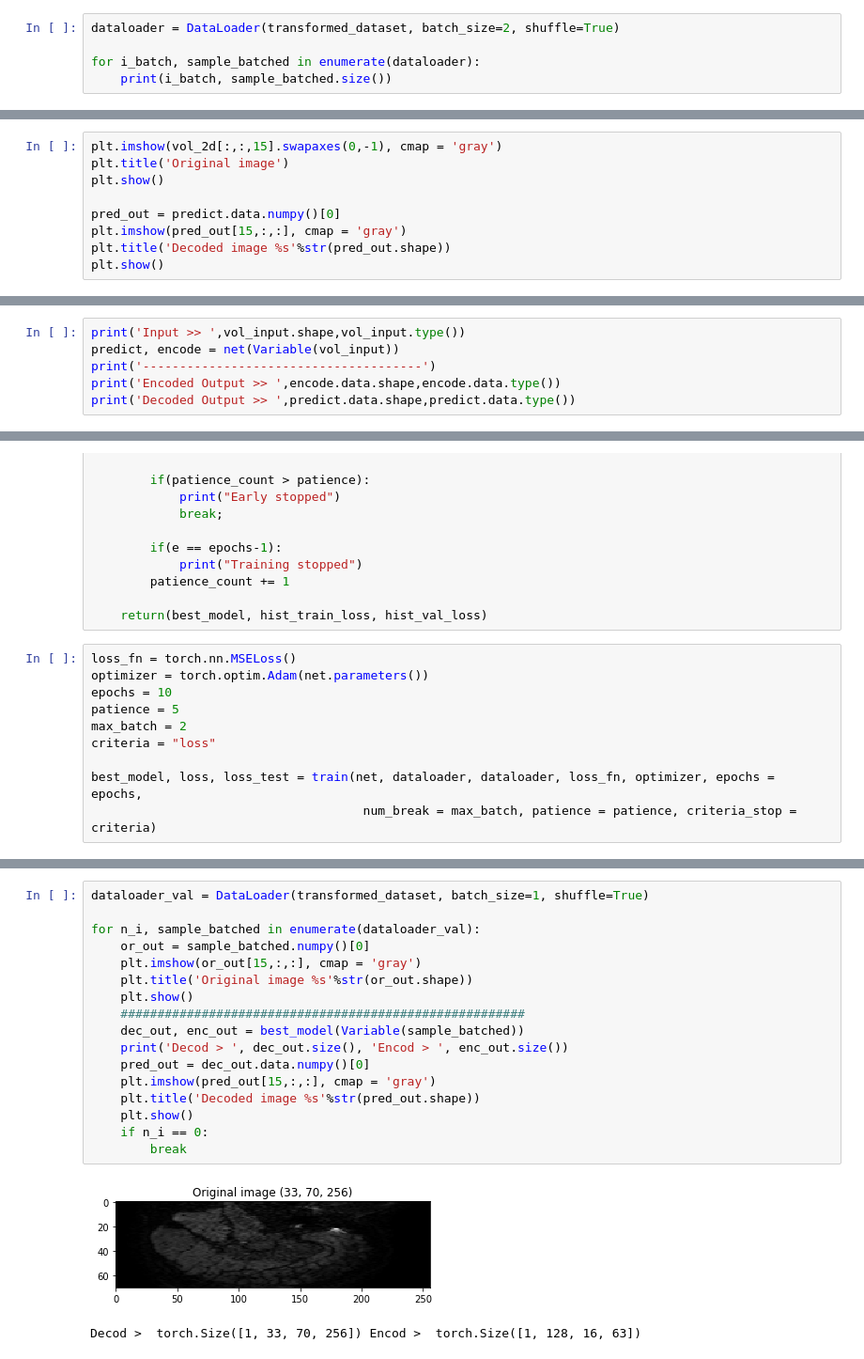
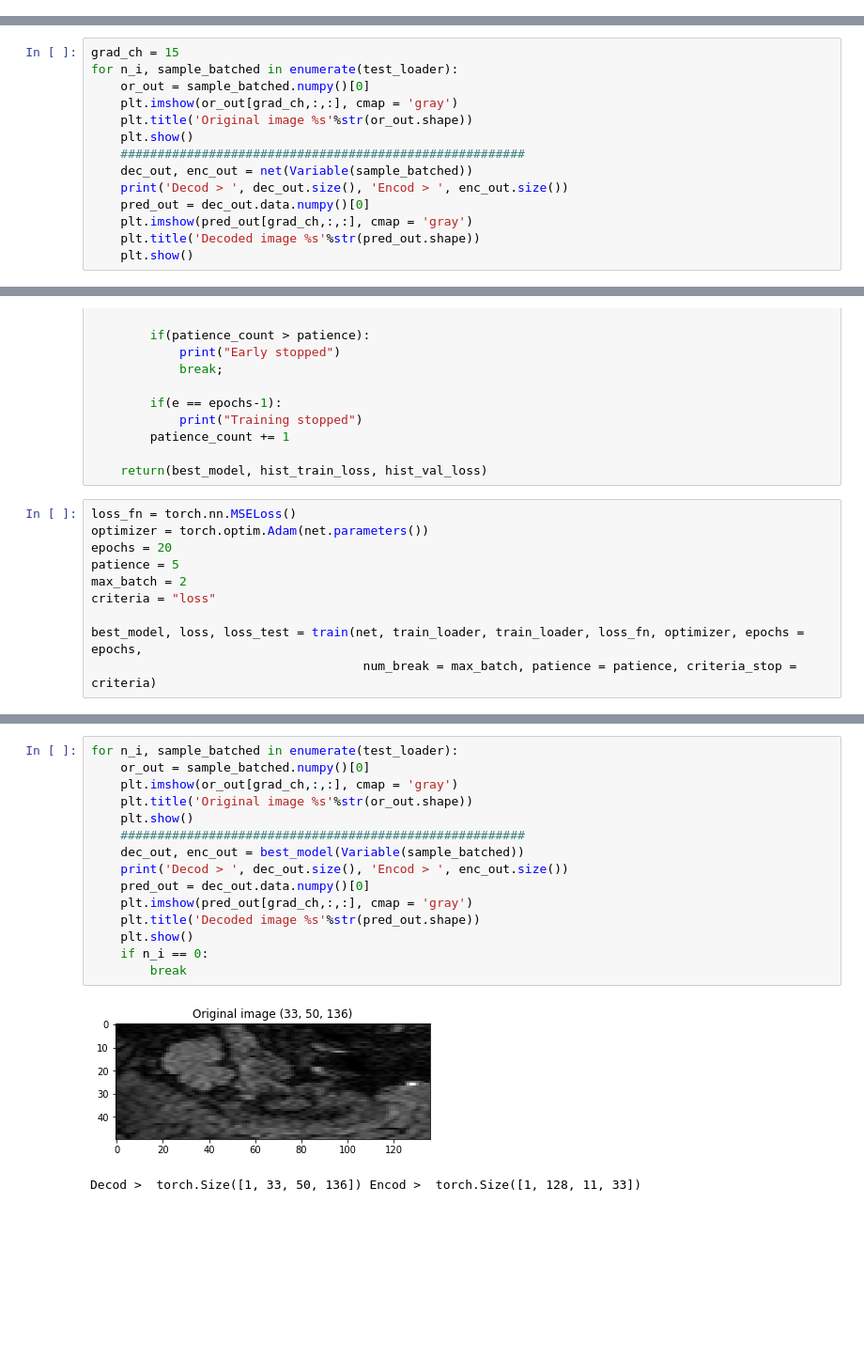
Before and after one commit to wilomaku/Deep_Characterization, a Jupyter notebook: Autoencoder.ipynb, the cells around one changed output, grey strips where cells are left out. Shown: that part at 94% size. Saved outputs shown, nothing was run; the diff lists cells and outputs as text; blank space fills up the shorter version.

```diff
--- a/Autoencoder.ipynb
+++ b/Autoencoder.ipynb
@@ -133,5 +108,0 @@ Cin = transformed_dataset[i].numpy().shape[0]
-# %%
-dataloader = DataLoader(transformed_dataset, batch_size=2, shuffle=True)
-
-for i_batch, sample_batched in enumerate(dataloader):
-    print(i_batch, sample_batched.size())
@@ -186,12 +211,17 @@ autoencoder (
   (mupool1): MaxUnpool2d (size=(2, 2), stride=(1, 1), padding=(0, 0))
 )
 # %%
-plt.imshow(vol_2d[:,:,15].swapaxes(0,-1), cmap = 'gray')
-plt.title('Original image')
-plt.show()
-
-pred_out = predict.data.numpy()[0]
-plt.imshow(pred_out[15,:,:], cmap = 'gray')
-plt.title('Decoded image %s'%str(pred_out.shape))
-plt.show()
+grad_ch = 15
+for n_i, sample_batched in enumerate(test_loader):
+    or_out = sample_batched.numpy()[0]
+    plt.imshow(or_out[grad_ch,:,:], cmap = 'gray')
+    plt.title('Original image %s'%str(or_out.shape))
+    plt.show()
+    #######################################################
+    dec_out, enc_out = net(Variable(sample_batched))
+    print('Decod > ', dec_out.size(), 'Encod > ', enc_out.size())
+    pred_out = dec_out.data.numpy()[0]
+    plt.imshow(pred_out[grad_ch,:,:], cmap = 'gray')
+    plt.title('Decoded image %s'%str(pred_out.shape))
+    plt.show()
 # %% [output]
@@ -200,6 +230,0 @@ plt.show()
-# %%
-print('Input >> ',vol_input.shape,vol_input.type())
-predict, encode = net(Variable(vol_input))
-print('--------------------------------------')
-print('Encoded Output >> ',encode.data.shape,encode.data.type())
-print('Decoded Output >> ',predict.data.shape,predict.data.type())
@@ -272,11 +292,11 @@ def train(model,train_loader,valid_loader,loss_fn,optimizer,epochs=10,num_break=
 # %%
 loss_fn = torch.nn.MSELoss()
 optimizer = torch.optim.Adam(net.parameters())
-epochs = 10
+epochs = 20
 patience = 5
 max_batch = 2
 criteria = "loss"
 
-best_model, loss, loss_test = train(net, dataloader, dataloader, loss_fn, optimizer, epochs = epochs,
+best_model, loss, loss_test = train(net, train_loader, train_loader, loss_fn, optimizer, epochs = epochs,
                                      num_break = max_batch, patience = patience, criteria_stop = criteria)
 # %% [output]
@@ -294,21 +319,19 @@ Epoch:  9 train loss:  0.00042418455123 valid loss:  0.000427314906847
 Training stopped
 # %%
-dataloader_val = DataLoader(transformed_dataset, batch_size=1, shuffle=True)
-
-for n_i, sample_batched in enumerate(dataloader_val):
+for n_i, sample_batched in enumerate(test_loader):
     or_out = sample_batched.numpy()[0]
-    plt.imshow(or_out[15,:,:], cmap = 'gray')
+    plt.imshow(or_out[grad_ch,:,:], cmap = 'gray')
     plt.title('Original image %s'%str(or_out.shape))
     plt.show()
     #######################################################
     dec_out, enc_out = best_model(Variable(sample_batched))
     print('Decod > ', dec_out.size(), 'Encod > ', enc_out.size())
     pred_out = dec_out.data.numpy()[0]
-    plt.imshow(pred_out[15,:,:], cmap = 'gray')
+    plt.imshow(pred_out[grad_ch,:,:], cmap = 'gray')
     plt.title('Decoded image %s'%str(pred_out.shape))
     plt.show()
     if n_i == 0:
         break
 # %% [output]
-[figure, old version]
+[figure, new version]
-Decod >  torch.Size([1, 33, 70, 256]) Encod >  torch.Size([1, 128, 16, 63])
+Decod >  torch.Size([1, 33, 50, 136]) Encod >  torch.Size([1, 128, 11, 33])
```
Also changed, not shown: parts of 10 cells of this notebook.
